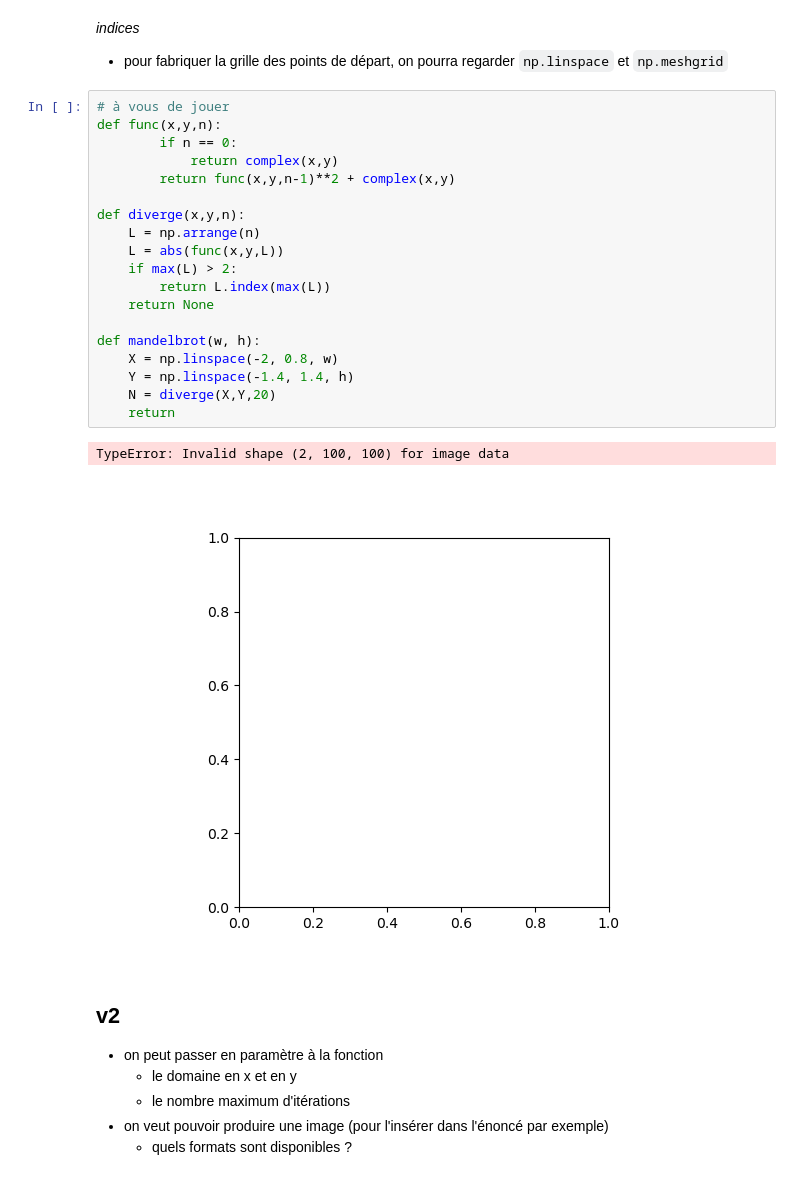
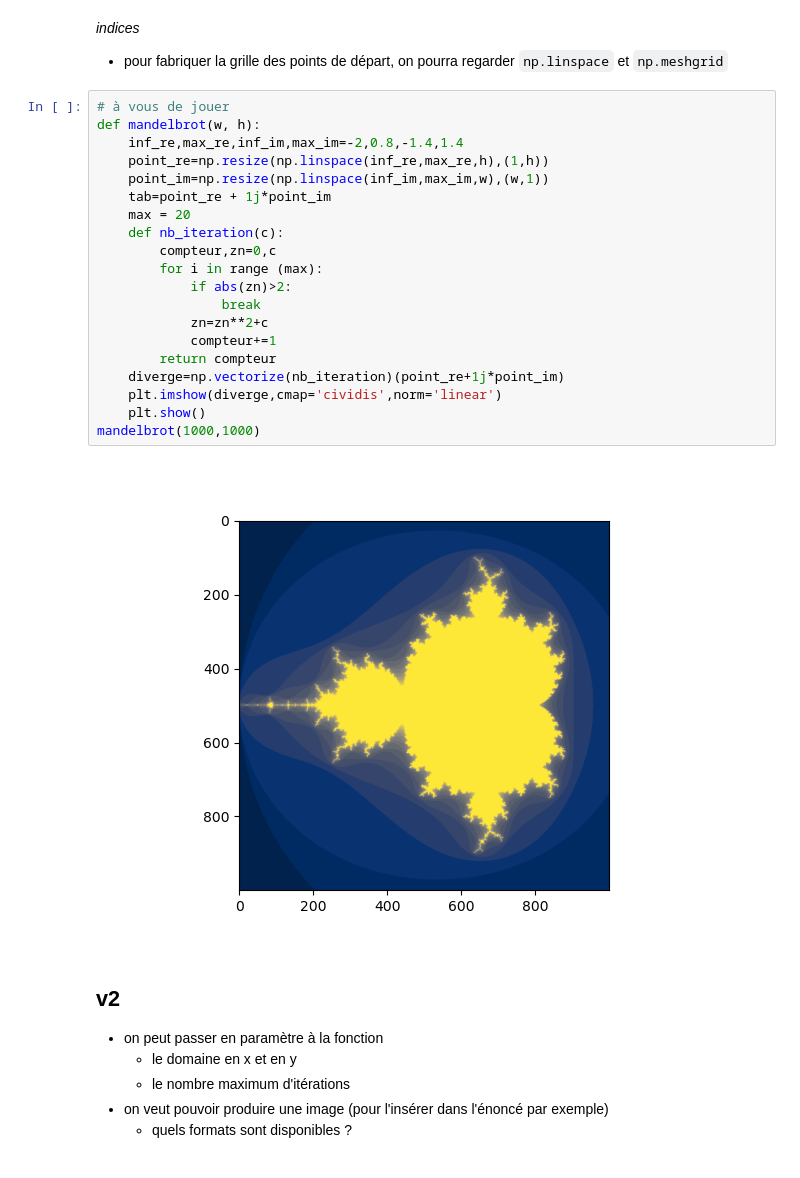
Before and after one commit to Alexiskerboul/ue12-tps-cours-5, a Jupyter notebook: mandlebrot/mandlebrot.ipynb, the cells around one changed output. Cells and saved outputs as stored; diff of their text form.

```diff
--- a/mandlebrot/mandlebrot.ipynb
+++ b/mandlebrot/mandlebrot.ipynb
@@ -43,26 +43,26 @@ il s'agit pour nous de
   on pourra regarder `np.linspace` et `np.meshgrid`
 # %%
 # à vous de jouer
-def func(x,y,n):
-        if n == 0:
-            return complex(x,y)
-        return func(x,y,n-1)**2 + complex(x,y)
-
-def diverge(x,y,n):
-    L = np.arrange(n)
-    L = abs(func(x,y,L))
-    if max(L) > 2:
-        return L.index(max(L))
-    return None
-
 def mandelbrot(w, h):
-    X = np.linspace(-2, 0.8, w)
-    Y = np.linspace(-1.4, 1.4, h)
-    N = diverge(X,Y,20)
-    return
+    inf_re,max_re,inf_im,max_im=-2,0.8,-1.4,1.4
+    point_re=np.resize(np.linspace(inf_re,max_re,h),(1,h))
+    point_im=np.resize(np.linspace(inf_im,max_im,w),(w,1))
+    tab=point_re + 1j*point_im
+    max = 20
+    def nb_iteration(c):
+        compteur,zn=0,c
+        for i in range (max):
+            if abs(zn)>2:
+                break
+            zn=zn**2+c
+            compteur+=1
+        return compteur
+    diverge=np.vectorize(nb_iteration)(point_re+1j*point_im)
+    plt.imshow(diverge,cmap='cividis',norm='linear')
+    plt.show()
+mandelbrot(1000,1000)
 # %% [output]
-TypeError: Invalid shape (2, 100, 100) for image data
-[figure, old version]
+[figure, new version]
 # %% [markdown]
 ## v2
 
```
Also changed, not shown: parts of 1 cell of this notebook.
